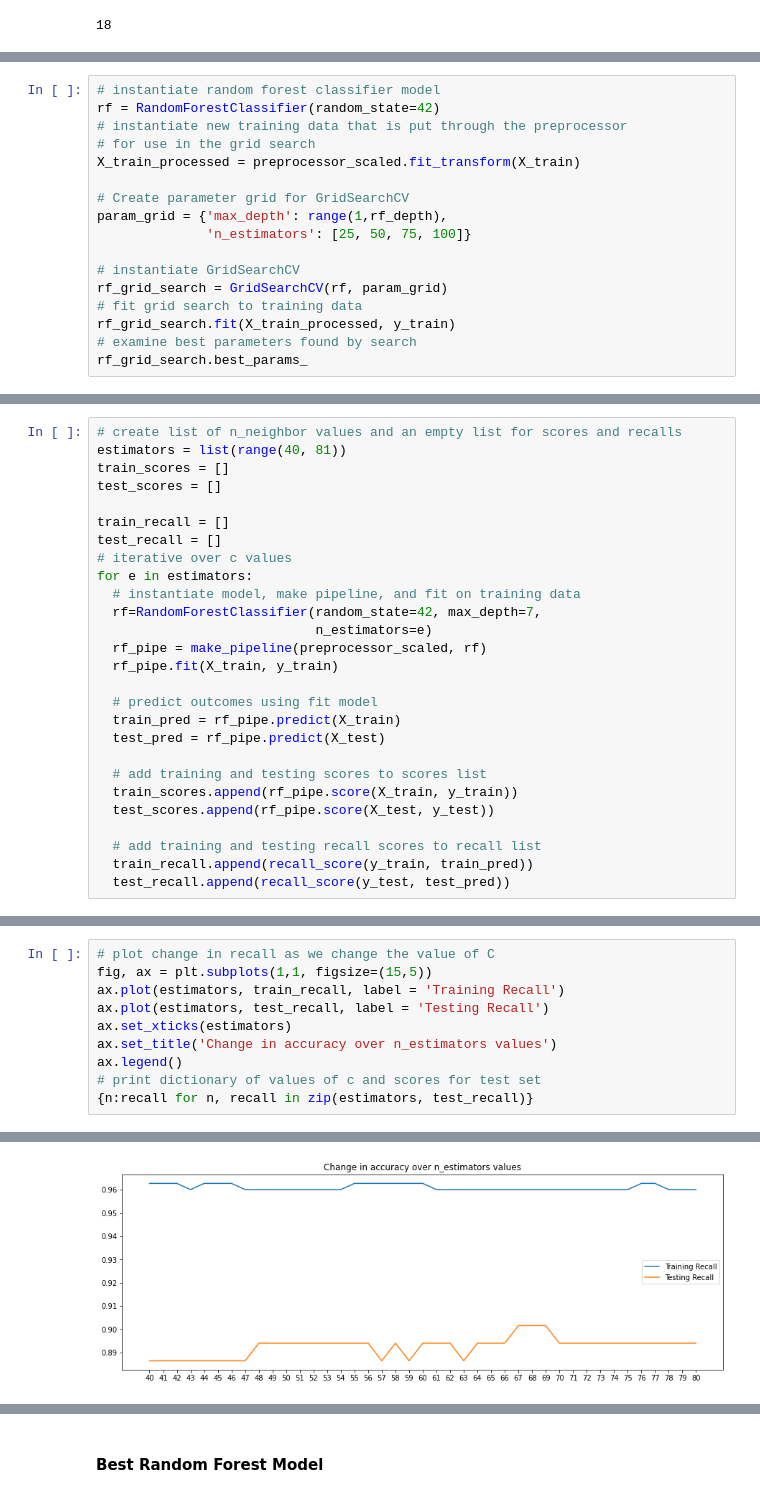
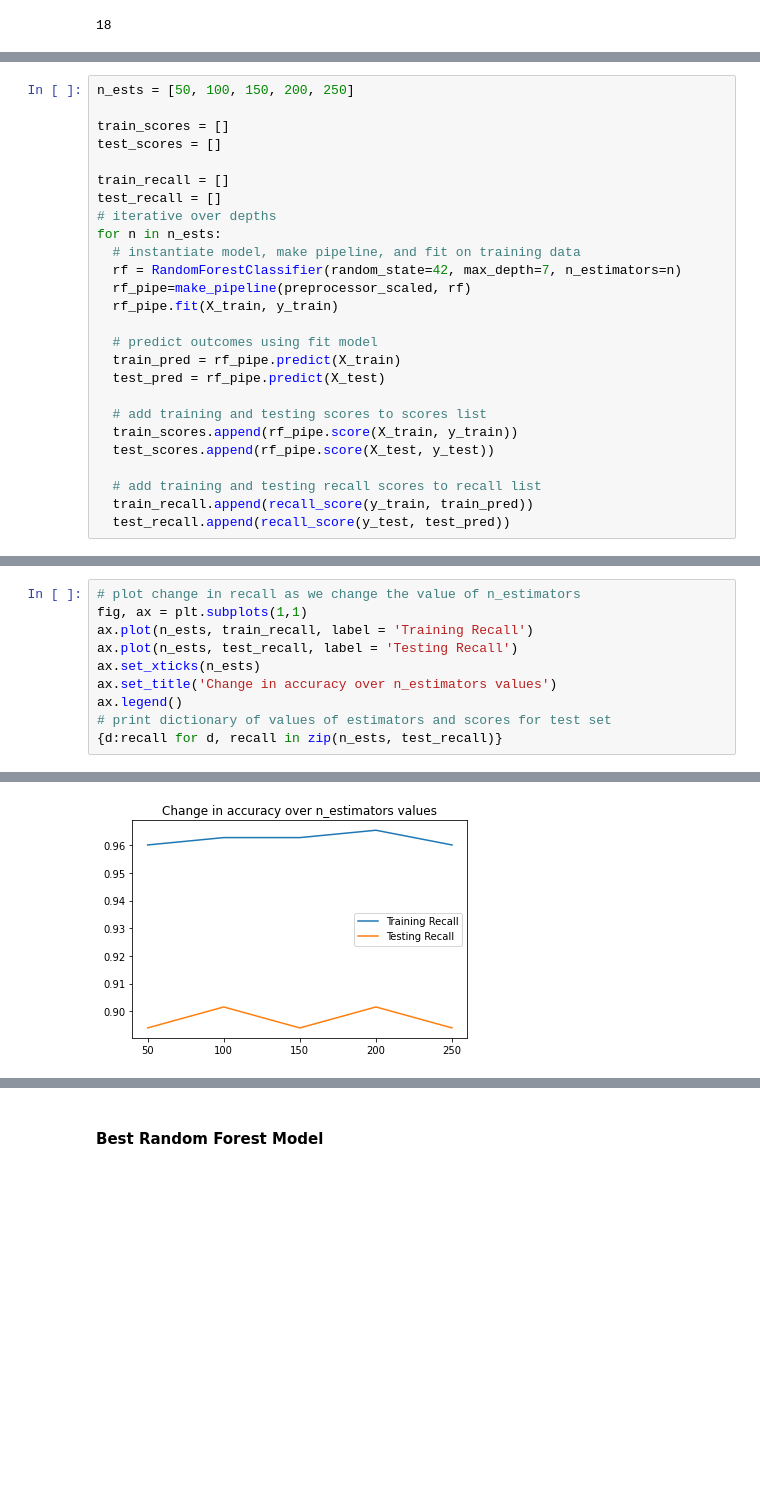
Before and after one commit to dcreeder89/Dojo-Project-2, a Jupyter notebook: Reeder__Heart_Failure_Prediction_Data_Analysis.ipynb, the cells around one changed output, grey strips where cells are left out. Saved outputs shown, nothing was run; the diff lists cells and outputs as text; blank space fills up the shorter version.

```diff
--- a/Reeder__Heart_Failure_Prediction_Data_Analysis.ipynb
+++ b/Reeder__Heart_Failure_Prediction_Data_Analysis.ipynb
@@ -1150,17 +1117,0 @@ rf_grid_search.best_params_
-# %%
-# instantiate random forest classifier model
-rf = RandomForestClassifier(random_state=42)
-# instantiate new training data that is put through the preprocessor
-# for use in the grid search
-X_train_processed = preprocessor_scaled.fit_transform(X_train)
-
-# Create parameter grid for GridSearchCV
-param_grid = {'max_depth': range(1,rf_depth),
-              'n_estimators': [25, 50, 75, 100]}
-
-# instantiate GridSearchCV
-rf_grid_search = GridSearchCV(rf, param_grid)
-# fit grid search to training data
-rf_grid_search.fit(X_train_processed, y_train)
-# examine best parameters found by search
-rf_grid_search.best_params_
@@ -1171,17 +1207,16 @@ rf_grid_search.best_params_
 # %%
-# create list of n_neighbor values and an empty list for scores and recalls
-estimators = list(range(40, 81))
+n_ests = [50, 100, 150, 200, 250]
+
 train_scores = []
 test_scores = []
 
 train_recall = []
 test_recall = []
-# iterative over c values
-for e in estimators:
+# iterative over depths
+for n in n_ests:
   # instantiate model, make pipeline, and fit on training data
-  rf=RandomForestClassifier(random_state=42, max_depth=7,
-                            n_estimators=e)
-  rf_pipe = make_pipeline(preprocessor_scaled, rf)
+  rf = RandomForestClassifier(random_state=42, max_depth=7, n_estimators=n)
+  rf_pipe=make_pipeline(preprocessor_scaled, rf)
   rf_pipe.fit(X_train, y_train)
 
   # predict outcomes using fit model
@@ -1227,11 +1250,11 @@ ax.legend()
 # %%
-# plot change in recall as we change the value of C
-fig, ax = plt.subplots(1,1, figsize=(15,5))
-ax.plot(estimators, train_recall, label = 'Training Recall')
-ax.plot(estimators, test_recall, label = 'Testing Recall')
-ax.set_xticks(estimators)
+# plot change in recall as we change the value of n_estimators
+fig, ax = plt.subplots(1,1)
+ax.plot(n_ests, train_recall, label = 'Training Recall')
+ax.plot(n_ests, test_recall, label = 'Testing Recall')
+ax.set_xticks(n_ests)
 ax.set_title('Change in accuracy over n_estimators values')
 ax.legend()
-# print dictionary of values of c and scores for test set
-{n:recall for n, recall in zip(estimators, test_recall)}
+# print dictionary of values of estimators and scores for test set
+{d:recall for d, recall in zip(n_ests, test_recall)}
 # %% [output]
@@ -1255 +1266 @@ ax.legend()
-[figure, old version]
+[figure, new version]
```
Also changed, not shown: parts of 26 cells of this notebook.
